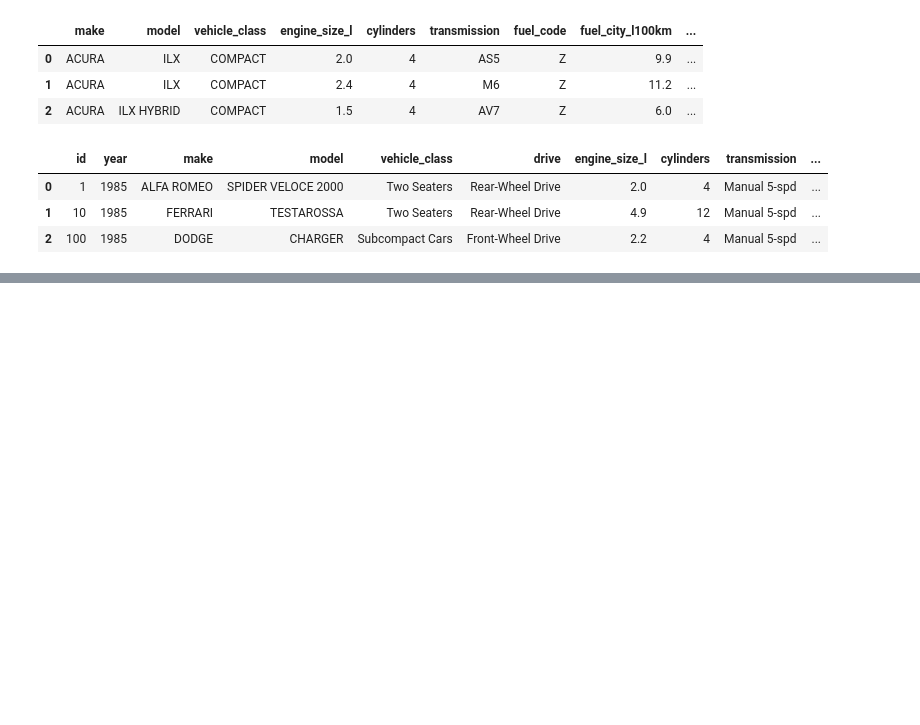
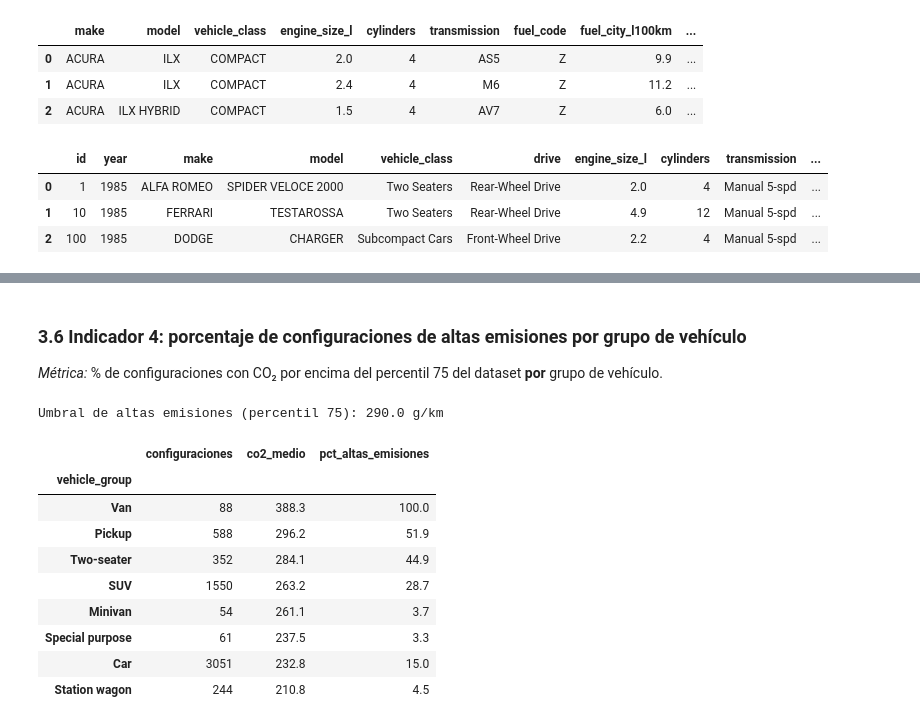
Before and after one commit to Sehuto96/emisiones-vehiculos-diagnostico, a Jupyter notebook: notebooks/data_preparation.ipynb, the cells around one changed output, grey strips where cells are left out. Cells and saved outputs as stored; diff of their text form; code cells hidden in the pictures; blank space fills up the shorter version.

```diff
--- a/notebooks/data_preparation.ipynb
+++ b/notebooks/data_preparation.ipynb
@@ -501,0 +654,30 @@ epa_clean.head(3)
+# %% [markdown]
+### 3.6 Indicador 4: porcentaje de configuraciones de altas emisiones por grupo de vehículo
+
+*Métrica:* % de configuraciones con CO₂ por encima del percentil 75 del dataset **por** grupo de vehículo.
+# %%
+umbral_alto = co2_clean['co2_g_km'].quantile(0.75)
+print('Umbral de altas emisiones (percentil 75):', umbral_alto, 'g/km')
+
+indicador_grupo = (co2_clean
+    .assign(alta_emision=co2_clean['co2_g_km'] > umbral_alto)
+    .groupby('vehicle_group', observed=True)
+    .agg(configuraciones=('co2_g_km', 'size'),
+         co2_medio=('co2_g_km', 'mean'),
+         pct_altas_emisiones=('alta_emision', 'mean'))
+    .assign(pct_altas_emisiones=lambda t: t['pct_altas_emisiones'] * 100)
+    .round(1)
+    .sort_values('co2_medio', ascending=False))
+indicador_grupo
+# %% [output]
+Umbral de altas emisiones (percentil 75): 290.0 g/km
+|  | configuraciones | co2_medio | pct_altas_emisiones |
+| vehicle_group |  |  |  |
+| Van | 88 | 388.3 | 100.0 |
+| Pickup | 588 | 296.2 | 51.9 |
+| Two-seater | 352 | 284.1 | 44.9 |
+| SUV | 1550 | 263.2 | 28.7 |
+| Minivan | 54 | 261.1 | 3.7 |
+| Special purpose | 61 | 237.5 | 3.3 |
+| Car | 3051 | 232.8 | 15.0 |
+| Station wagon | 244 | 210.8 | 4.5 |
```
Also changed, not shown: parts of 26 cells of this notebook.
